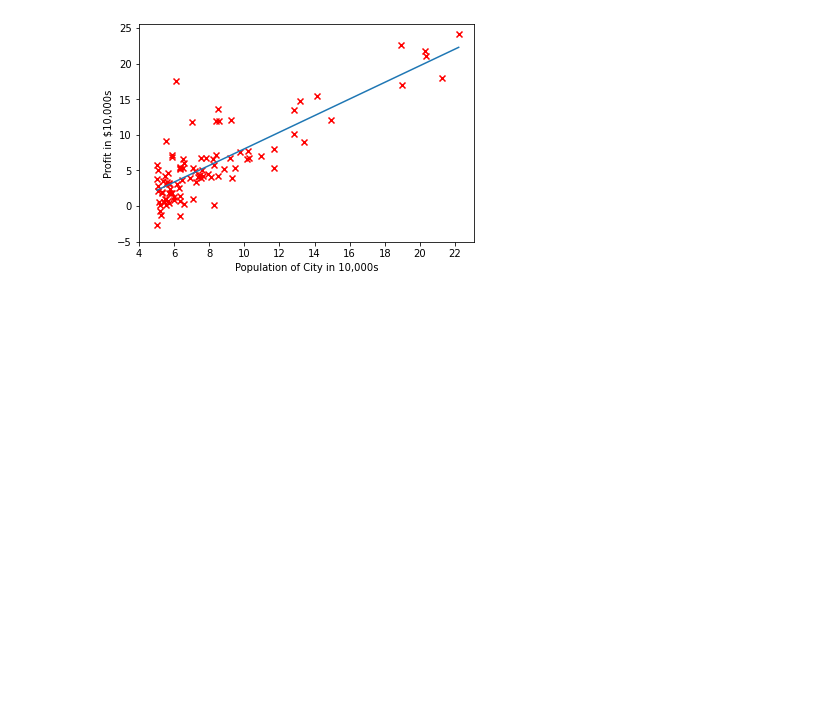
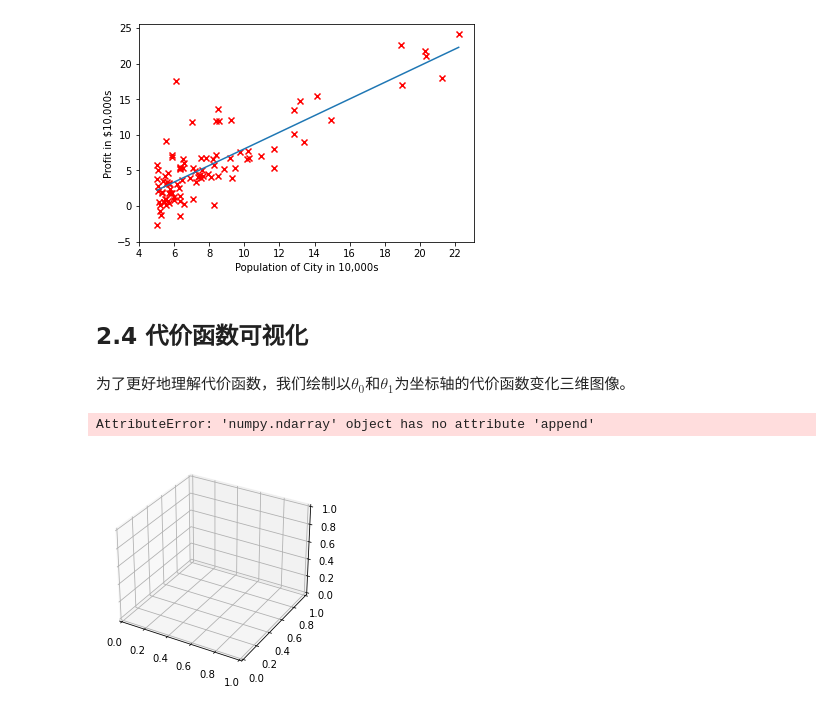
Before and after one commit to ladalalious/-, a Jupyter notebook: ex1/吴恩达机器学习 ex1 python实现.ipynb, the cells around one changed output. Saved outputs shown, nothing was run; the diff lists cells and outputs as text; code cells hidden in the pictures; blank space fills up the shorter version.

```diff
--- a/ex1/吴恩达机器学习 ex1 python实现.ipynb
+++ b/ex1/吴恩达机器学习 ex1 python实现.ipynb
@@ -109,9 +110,16 @@ y=np.array(data.iloc[:,2:3])
 # %%
 #theta初始值赋为0
 theta=np.zeros(2)
+
 #迭代次数
 iterations=1500
+
 #学习率
 alpha=0.01
+
 #代价函数迭代数据
 cost=np.array([])
+
+#参数迭代数据,存储每次迭代后变化的参数
+thetaData=np.array([[]])
+print(len(thetaData))
@@ -136,24 +146,24 @@ computeCost(X,theta,y)
 ### 2.2.4 梯度下降
 # %%
 #梯度下降函数
-def gradientDescent(X,theta,y,alpha,iterations,cost):
+def gradientDescent(X,theta,y,alpha,iterations,cost,thetaData):
     m=len(X)
     for i in range(iterations):
         h=np.dot(X,theta.T)
         h=h.reshape(m,1)
         error=h-y
 
+        thetaData=np.append(thetaData,theta)
         for j in range(len(theta)):
             delta=((np.multiply(error,X[:,j].reshape(m,1))).sum())*alpha/m
             theta[j]=theta[j]-delta
 
         cost=np.append(cost,computeCost(X,theta,y))
 
+
 #     print(cost)
     lastCost=computeCost(X,theta,y)
-    return theta,cost,lastCost
+    thetaData=thetaData.reshape(iterations,len(theta))
+    return theta,cost,lastCost,thetaData
 # %%
-theta,cost,lastCost=gradientDescent(X,theta,y,alpha,iterations,cost)
-print(theta)
-print(len(cost))
-print(lastCost)
+theta,cost,lastCost,thetaData=gradientDescent(X,theta,y,alpha,iterations,cost,thetaData)
@@ -203,3 +232,36 @@ plt.ylabel("Profit in $10,000s")
 plt.show()
 # %% [output]
 [figure]
+# %% [markdown]
+## 2.4 代价函数可视化
+# %% [markdown]
+为了更好地理解代价函数，我们绘制以$\theta_{0}$和$\theta_{1}$为坐标轴的代价函数变化三维图像。
+# %%
+fig = plt.figure()  #定义新的三维坐标轴
+ax3 = plt.axes(projection='3d')
+
+#定义三维数据
+x_3d = np.arange(-10,10,1)
+y_3d = np.arange(-1,4,0.25)
+z=np.array([])
+
+# X=thetaData[:,0:1]
+# Y=thetaData[:,1:2]
+
+for i in range(len(x_3d)):
+#     print(i)
+    theta=np.array([x_3d[i],y_3d[i]])
+#     print(theta)
+#     print(len(X))
+    z_i=computeCost(X,theta,y)
+    z=z.append(z,z_i)
+#     print(z)
+
+
+# #作图
+ax3.plot_surface(x,y,z,cmap='rainbow')
+# #ax3.contour(X,Y,Z, zdim='z',offset=-2，cmap='rainbow)   #等高线图，要设置offset，为Z的最小值
+plt.show()
+# %% [output]
+AttributeError: 'numpy.ndarray' object has no attribute 'append'
+[figure, added]
```
Also changed, not shown: parts of 4 cells of this notebook, 1 other file.
